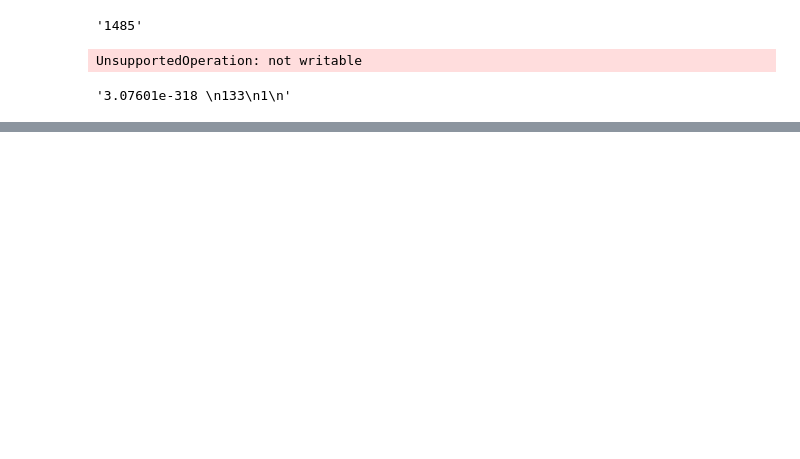
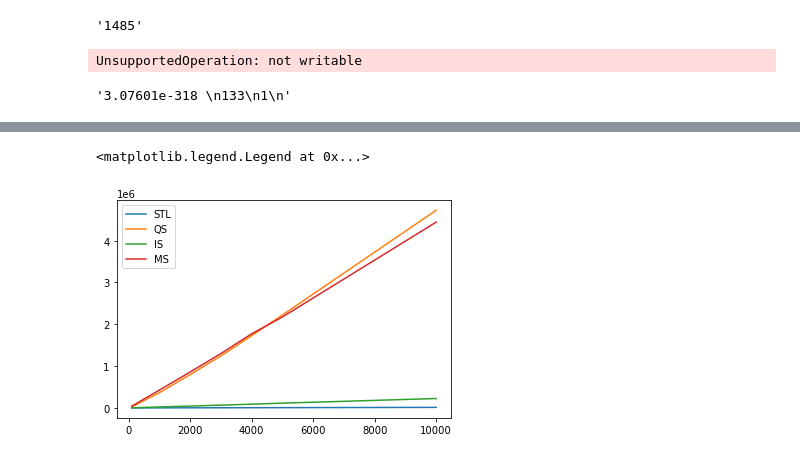
Before and after one commit to EdoardoTronconi/ProgettoSDA, a Jupyter notebook: Notebook/SDA.ipynb, the cells around one changed output, grey strips where cells are left out. Drawn from its saved outputs; the diff is of its cells as text; code cells hidden in the pictures; blank space fills up the shorter version.

```diff
--- a/Notebook/SDA.ipynb
+++ b/Notebook/SDA.ipynb
@@ -33,0 +74,15 @@ plt.scatter(X,Y)
+# %%
+#sorted + random
+STL = [328,1556,2852,4125,5469,6753,13324]
+IS = [2446,22662,44867,66924,90077,114152,225080]
+QS = [25614,365092,797533,1243880,1728355,2222539,4727461]
+MS = [42451,427001,859891,1301663,1773123,2175167,4442688]
+X = [100,1000, 2000,3000,4000,5000,10000]
+plt.plot(X,STL, label='STL')
+plt.plot(X,QS, label='QS')
+plt.plot(X,IS, label='IS')
+plt.plot(X,MS, label='MS')
+plt.legend()
+# %% [output]
+<matplotlib.legend.Legend at 0x...>
+[figure, added]
```
Also changed, not shown: parts of 5 cells of this notebook.
